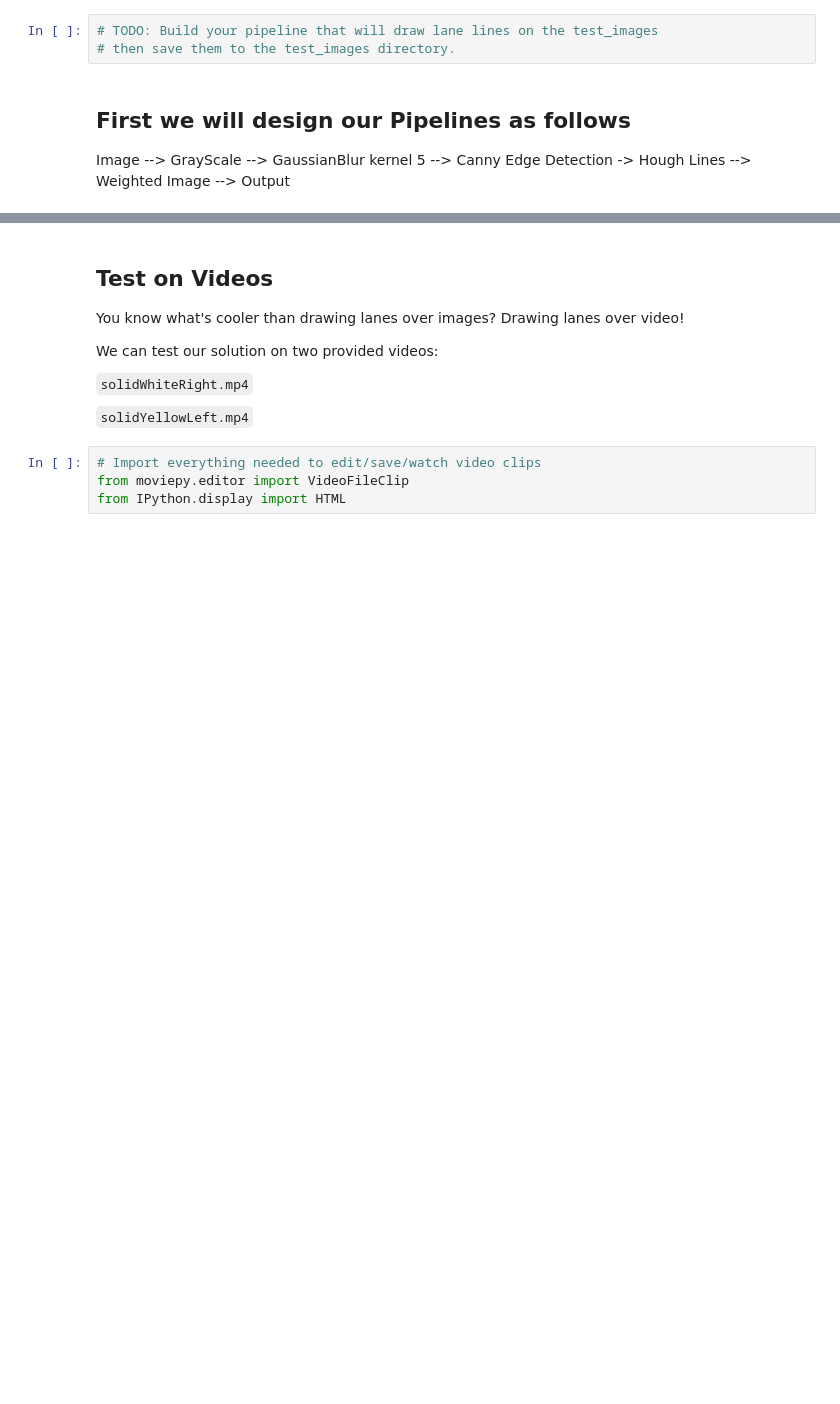
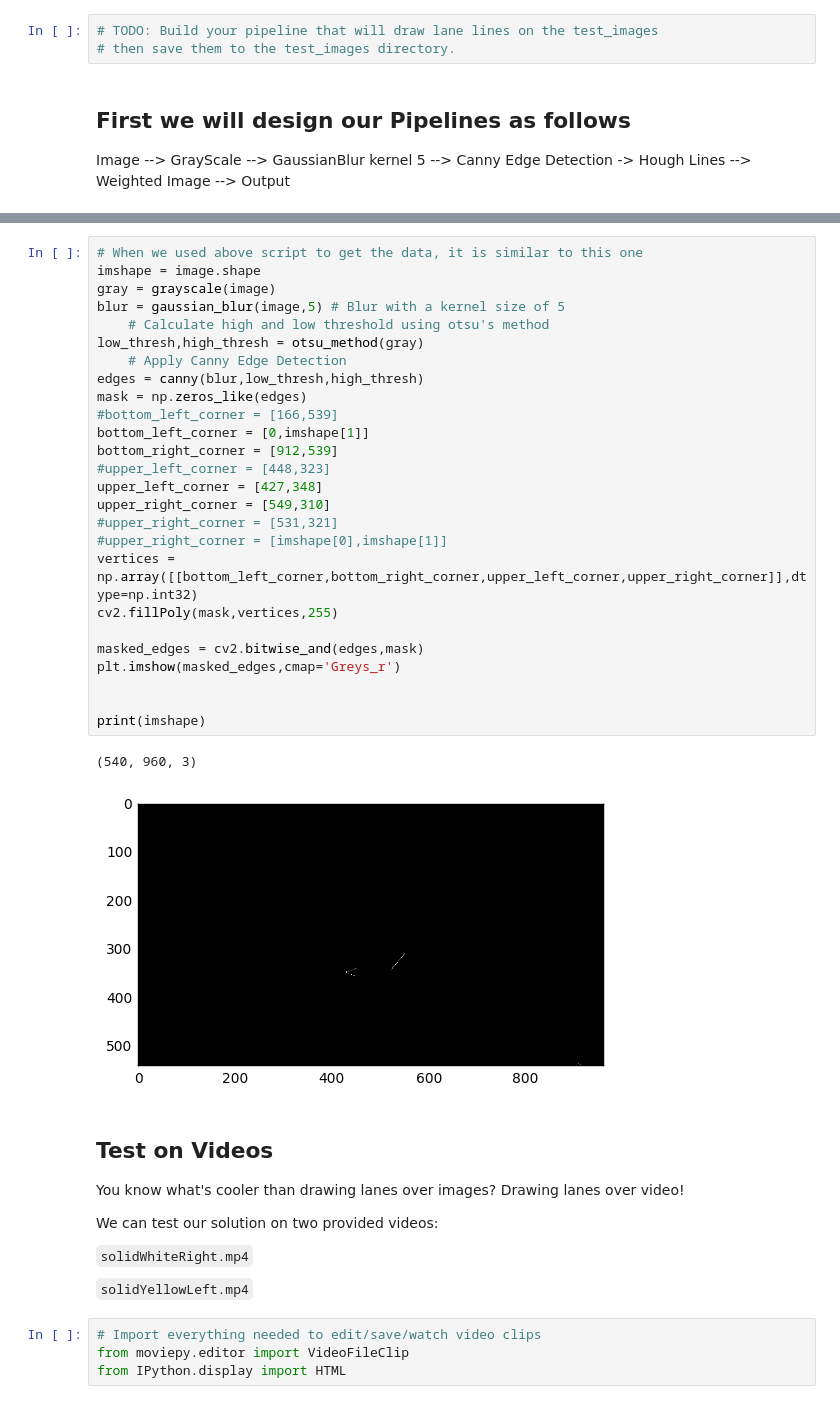
Before and after one commit to jatindhankhar/CarND-LaneLines-P1, a Jupyter notebook: P1.ipynb, the cells around one changed output, grey strips where cells are left out. Drawn from its saved outputs; the diff is of its cells as text; blank space fills up the shorter version.

```diff
--- a/P1.ipynb
+++ b/P1.ipynb
@@ -210,3 +234,32 @@ for image in images:
+# %%
+# When we used above script to get the data, it is similar to this one
+imshape = image.shape
+gray = grayscale(image)
+blur = gaussian_blur(image,5) # Blur with a kernel size of 5
+    # Calculate high and low threshold using otsu's method
+low_thresh,high_thresh = otsu_method(gray)
+    # Apply Canny Edge Detection
+edges = canny(blur,low_thresh,high_thresh)
+mask = np.zeros_like(edges)
+#bottom_left_corner = [166,539]
+bottom_left_corner = [0,imshape[1]]
+bottom_right_corner = [912,539]
+#upper_left_corner = [448,323]
+upper_left_corner = [427,348]
+upper_right_corner = [549,310]
+#upper_right_corner = [531,321]
+#upper_right_corner = [imshape[0],imshape[1]]
+vertices = np.array([[bottom_left_corner,bottom_right_corner,upper_left_corner,upper_right_corner]],dtype=np.int32)
+cv2.fillPoly(mask,vertices,255)
+
+masked_edges = cv2.bitwise_and(edges,mask)
+plt.imshow(masked_edges,cmap='Greys_r')
+
+
+print(imshape)
+# %% [output]
+(540, 960, 3)
+[figure, added]
 # %% [markdown]
 ## Test on Videos
 
```
Also changed, not shown: parts of 6 cells of this notebook, 1 other file.
